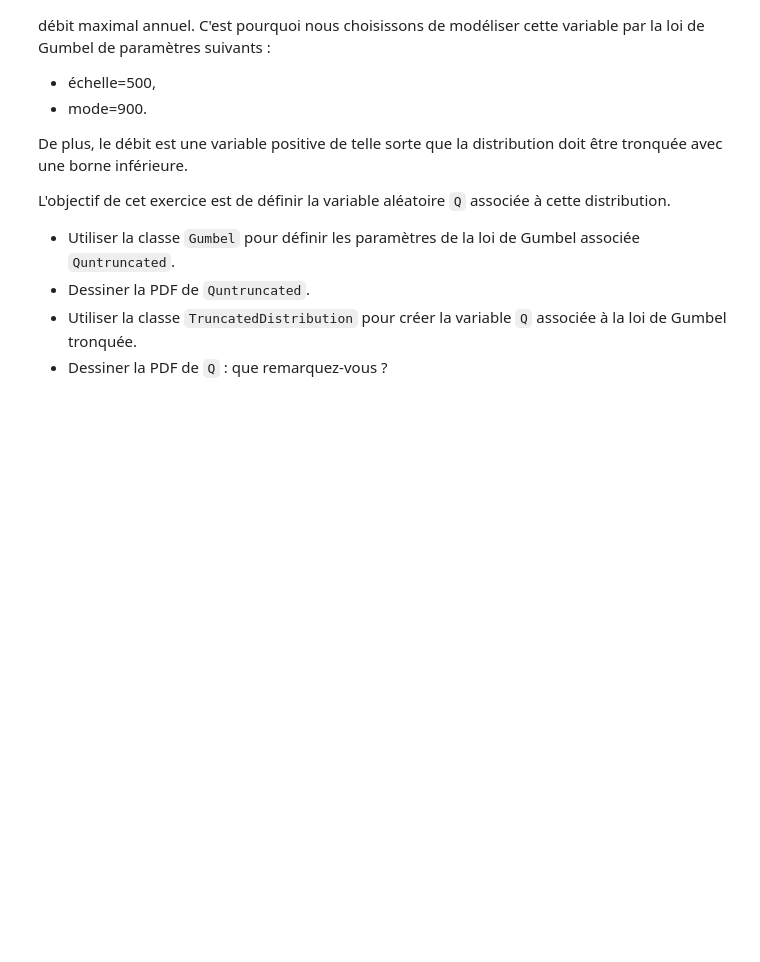
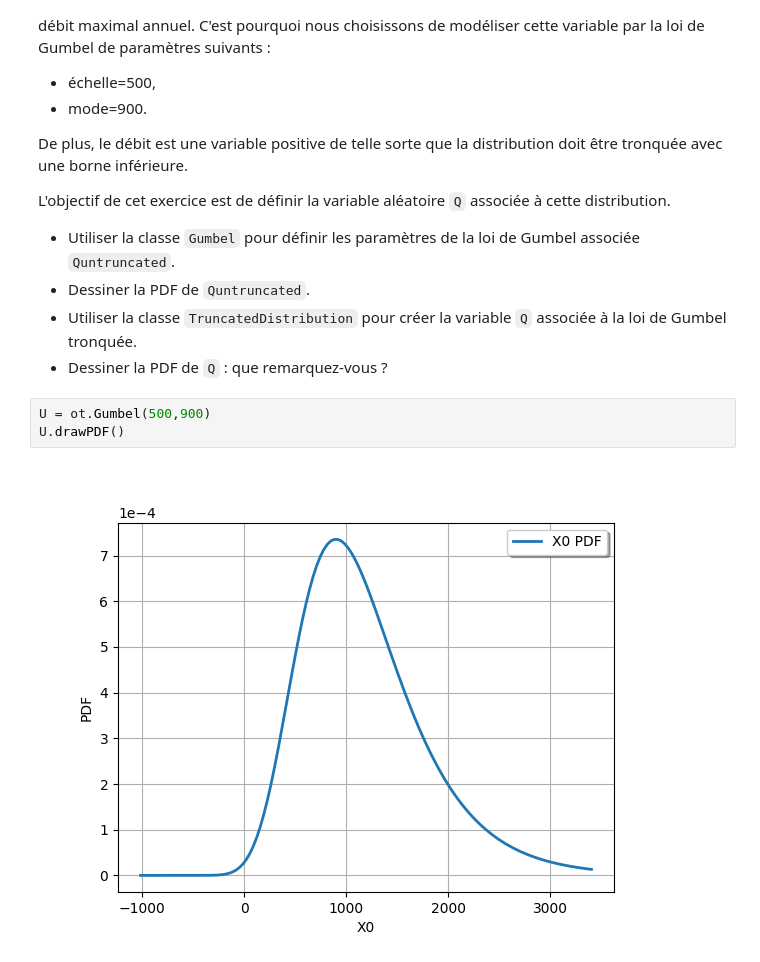
Before and after one commit to InfmathAxel/M2-csmi, a Jupyter notebook: incertitude/TP2-Quantifications Enonces-20241008/2-1-Approfondissement-distributions-1D.ipynb, the cells around one changed output. Cells and saved outputs as stored; diff of their text form; blank space fills up the shorter version.

```diff
--- a/incertitude/TP2-Quantifications Enonces-20241008/2-1-Approfondissement-distributions-1D.ipynb
+++ b/incertitude/TP2-Quantifications Enonces-20241008/2-1-Approfondissement-distributions-1D.ipynb
@@ -419,3 +420,8 @@ L'objectif de cet exercice est de définir la variable aléatoire `Q` associée
 - Dessiner la PDF de `Quntruncated`.
 - Utiliser la classe `TruncatedDistribution` pour créer la variable `Q` associée à la loi de Gumbel tronquée.
 - Dessiner la PDF de `Q` : que remarquez-vous ?
+# %%
+U = ot.Gumbel(500,900)
+U.drawPDF()
+# %% [output]
+[figure, added]
```
Also changed, not shown: parts of 4 cells of this notebook, 3 other files.
